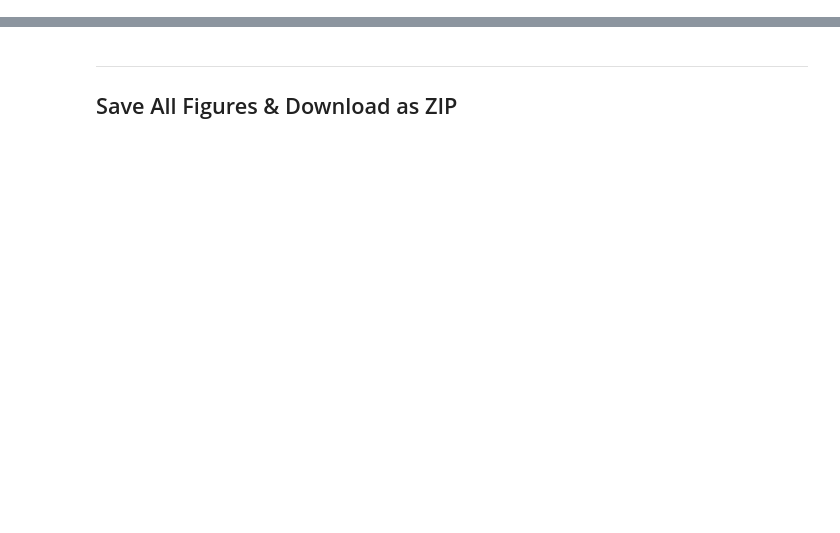
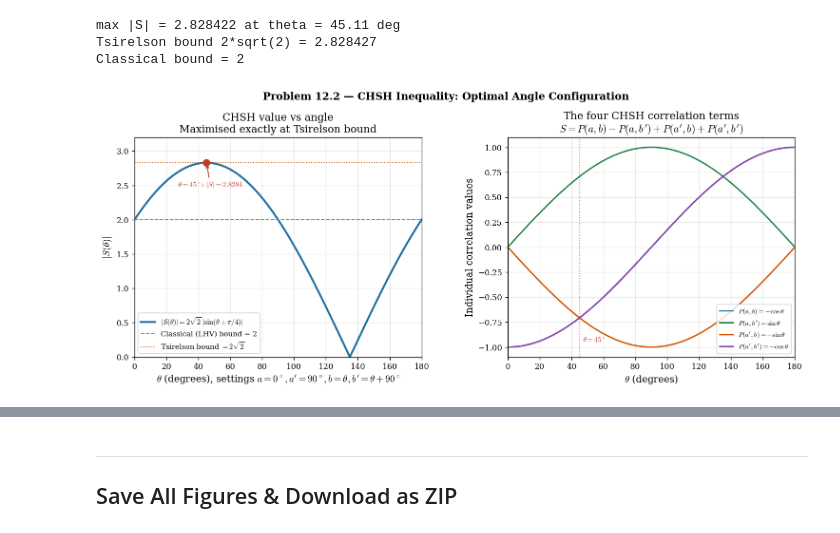
Before and after one commit to SeoulTechPSE/introduction_to_quantum_mechanics, a Jupyter notebook: ch12_visualizations.ipynb, the cells around one changed output, grey strips where cells are left out. Drawn from its saved outputs; the diff is of its cells as text; code cells hidden in the pictures; blank space fills up the shorter version.

```diff
--- a/ch12_visualizations.ipynb
+++ b/ch12_visualizations.ipynb
@@ -16,5 +16,6 @@ from mpl_toolkits.mplot3d import Axes3D
 
 plt.rcParams.update({'figure.dpi':120,'axes.labelsize':12,'axes.titlesize':13,
     'legend.fontsize':10,'font.family':'serif','mathtext.fontset':'cm'})
-BLUE='#2471a3'; RED='#c0392b'; GREEN='#1e8449'; GRAY='#7f8c8d'; NAVY='#1a3a5c'; PURP='#8e44ad'
+BLUE='#2471a3'; RED='#c0392b'; GREEN='#1e8449'; GRAY='#7f8c8d'; NAVY='#1a3a5c'; PURP='#8e44ad'; ORG='#d35400'
 figures = []
+print('Setup complete.')
@@ -299,0 +31,62 @@ Purity formula check:
+# %%
+
+# Problem 12.2: CHSH value S(theta) = -2(cos(theta)+sin(theta)) for the
+# one-parameter setting a=0, a'=90deg, b=theta, b'=theta+90deg
+
+theta = np.linspace(0, np.pi, 400)
+S = -2*(np.cos(theta) + np.sin(theta))
+
+fig, axes = plt.subplots(1, 2, figsize=(13, 5.0))
+plt.subplots_adjust(top=0.88, left=0.08, right=0.97, wspace=0.30)
+
+# Left: S(theta), with classical/Tsirelson bounds
+ax = axes[0]
+ax.plot(np.degrees(theta), np.abs(S), color=BLUE, lw=2.5,
+        label=r'$|S(\theta)|=2\sqrt{2}\,|\sin(\theta+\pi/4)|$')
+ax.axhline(2, color=GRAY, ls='--', lw=1.2, label='Classical (LHV) bound = 2')
+ax.axhline(2*np.sqrt(2), color=ORG, ls=':', lw=1.2, label=r'Tsirelson bound $=2\sqrt{2}$')
+idx_max = np.argmax(np.abs(S))
+theta_max_deg = np.degrees(theta[idx_max])
+ax.scatter([theta_max_deg],[abs(S[idx_max])], color=RED, s=70, zorder=5)
+ax.annotate(fr'$\theta={theta_max_deg:.0f}^\circ$: $|S|={abs(S[idx_max]):.4f}$',
+             xy=(theta_max_deg, abs(S[idx_max])),
+             xytext=(theta_max_deg-18, abs(S[idx_max])-0.35),
+             fontsize=9, color=RED, arrowprops=dict(arrowstyle='->', color=RED, lw=1.2))
+ax.set_xlabel(r'$\theta$ (degrees), settings $a=0^\circ,a^\prime=90^\circ,b=\theta,b^\prime=\theta+90^\circ$')
+ax.set_ylabel(r'$|S(\theta)|$')
+ax.set_title('CHSH value vs angle\nMaximised exactly at Tsirelson bound')
+ax.legend(fontsize=9); ax.grid(True, alpha=0.3)
+ax.set_xlim(0,180); ax.set_ylim(0,3.2)
+
+print(f"max |S| = {abs(S).max():.6f} at theta = {theta_max_deg:.2f} deg")
+print(f"Tsirelson bound 2*sqrt(2) = {2*np.sqrt(2):.6f}")
+print(f"Classical bound = 2")
+
+# Right: the four individual correlations P(a,b),P(a,b'),P(a',b),P(a',b') vs theta
+ax2 = axes[1]
+Pab   = -np.cos(theta)
+Pabp  =  np.sin(theta)
+Papb  = -np.sin(theta)
+Papbp = -np.cos(theta)
+for arr, lbl, c in [(Pab,'$P(a,b)=-\\cos\\theta$',BLUE),
+                     (Pabp,"$P(a,b')=\\sin\\theta$",GREEN),
+                     (Papb,"$P(a',b)=-\\sin\\theta$",ORG),
+                     (Papbp,"$P(a',b')=-\\cos\\theta$",PURP)]:
+    ax2.plot(np.degrees(theta), arr, color=c, lw=1.8, label=lbl)
+ax2.axvline(45, color=RED, ls=':', lw=1.2, alpha=0.7)
+ax2.text(47, -0.95, r'$\theta=45^\circ$', color=RED, fontsize=9)
+ax2.set_xlabel(r'$\theta$ (degrees)')
+ax2.set_ylabel('Individual correlation values')
+ax2.set_title('The four CHSH correlation terms\n'
+               r'$S=P(a,b)-P(a,b^\prime)+P(a^\prime,b)+P(a^\prime,b^\prime)$')
+ax2.legend(fontsize=8.5); ax2.grid(True, alpha=0.3)
+ax2.set_xlim(0,180); ax2.set_ylim(-1.1,1.1)
+
+plt.suptitle('Problem 12.2 — CHSH Inequality: Optimal Angle Configuration',
+              fontsize=13, fontweight='bold', y=1.04)
+figures.append((fig, 'fig_12_2.png')); plt.show()
+# %% [output]
+max |S| = 2.828422 at theta = 45.11 deg
+Tsirelson bound 2*sqrt(2) = 2.828427
+Classical bound = 2
+[figure, added]
```
Also changed, not shown: parts of 12 cells of this notebook.
